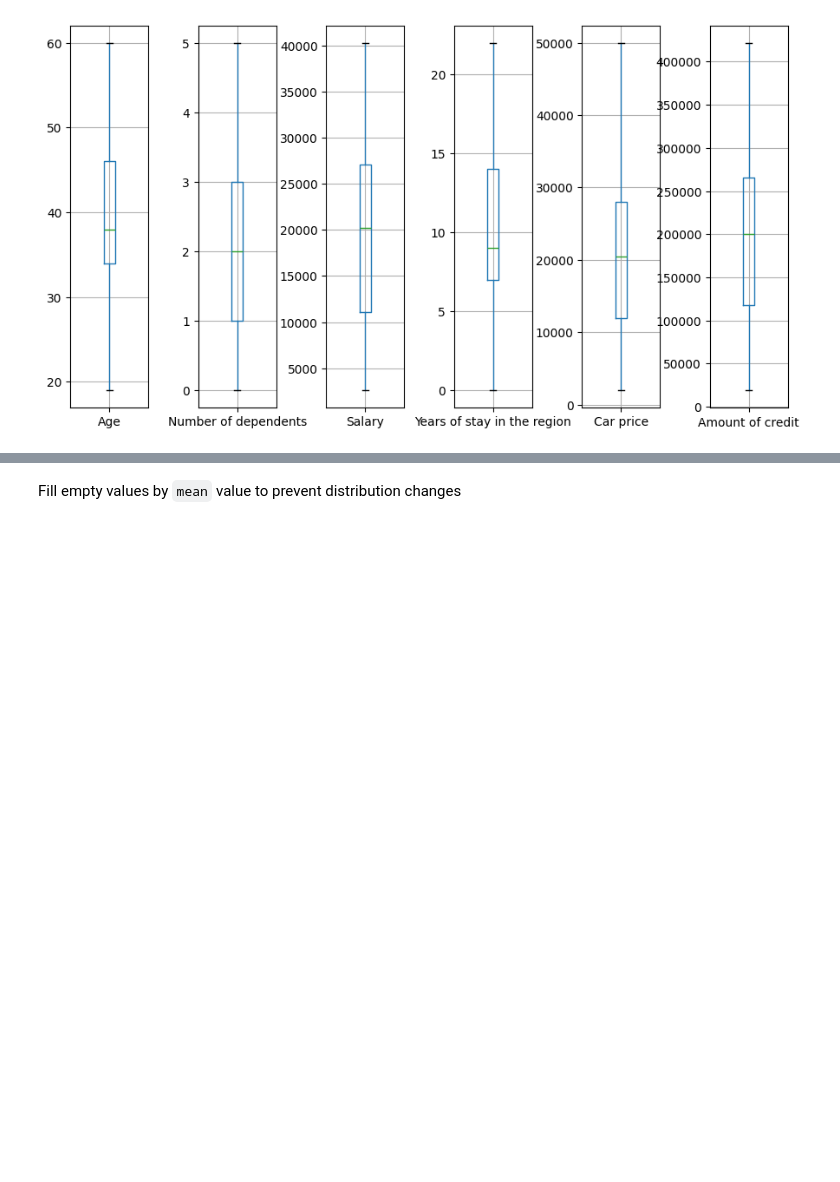
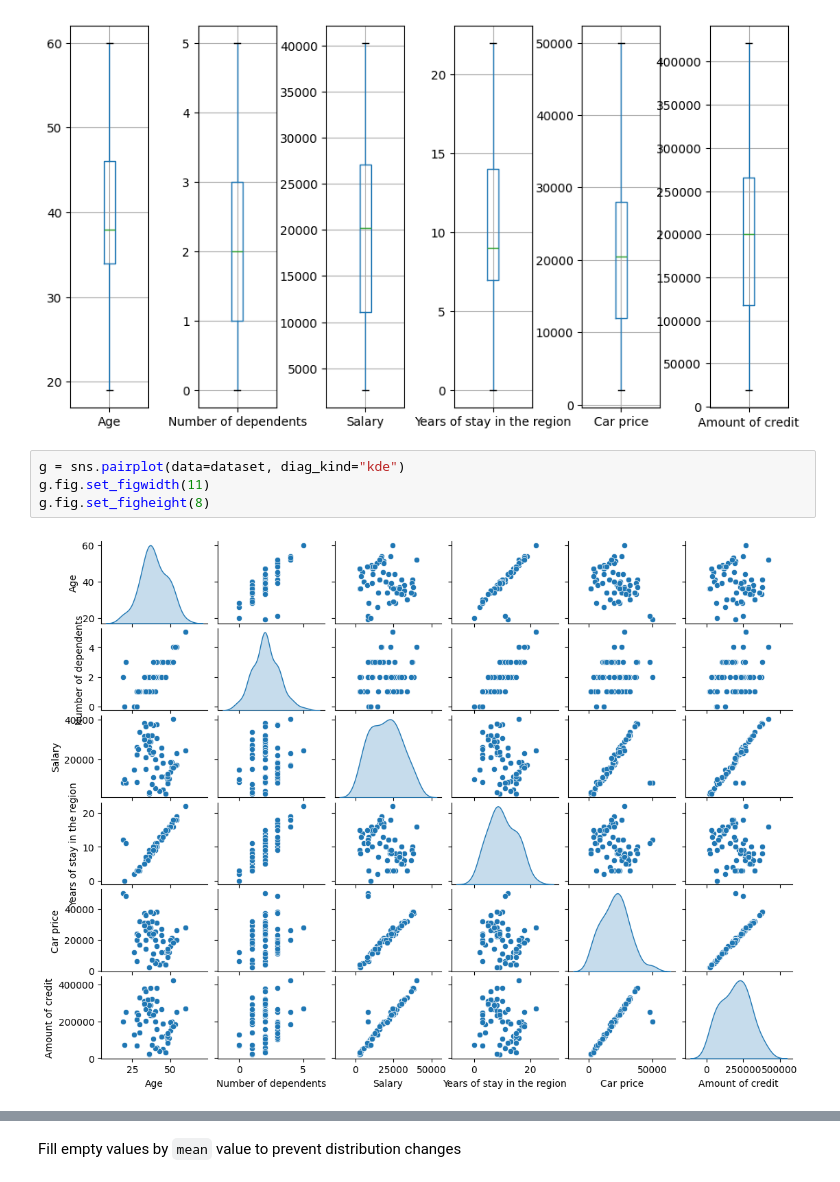
Before and after one commit to Data-Mining-HSE/dimentionality_reduction, a Jupyter notebook: report.ipynb, the cells around one changed output, grey strips where cells are left out. Drawn from its saved outputs; the diff is of its cells as text; blank space fills up the shorter version.

```diff
--- a/report.ipynb
+++ b/report.ipynb
@@ -33,3 +35,9 @@ get_histograms(dataset)
 get_boxplot(dataset)
 # %% [output]
 [figure]
+# %%
+g = sns.pairplot(data=dataset, diag_kind="kde")
+g.fig.set_figwidth(11)
+g.fig.set_figheight(8)
+# %% [output]
+[figure, added]
```
Also changed, not shown: parts of 4 cells of this notebook, 1 other file.
